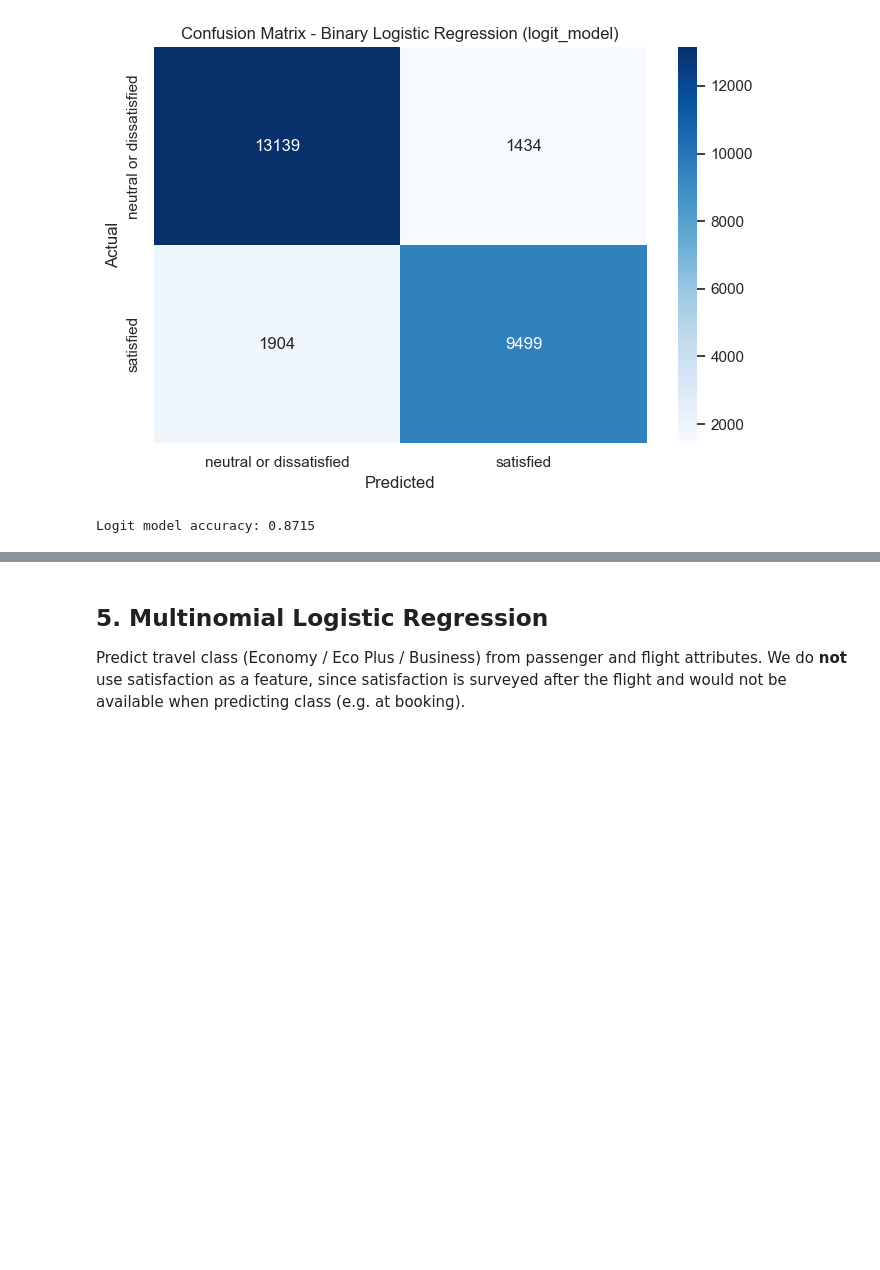
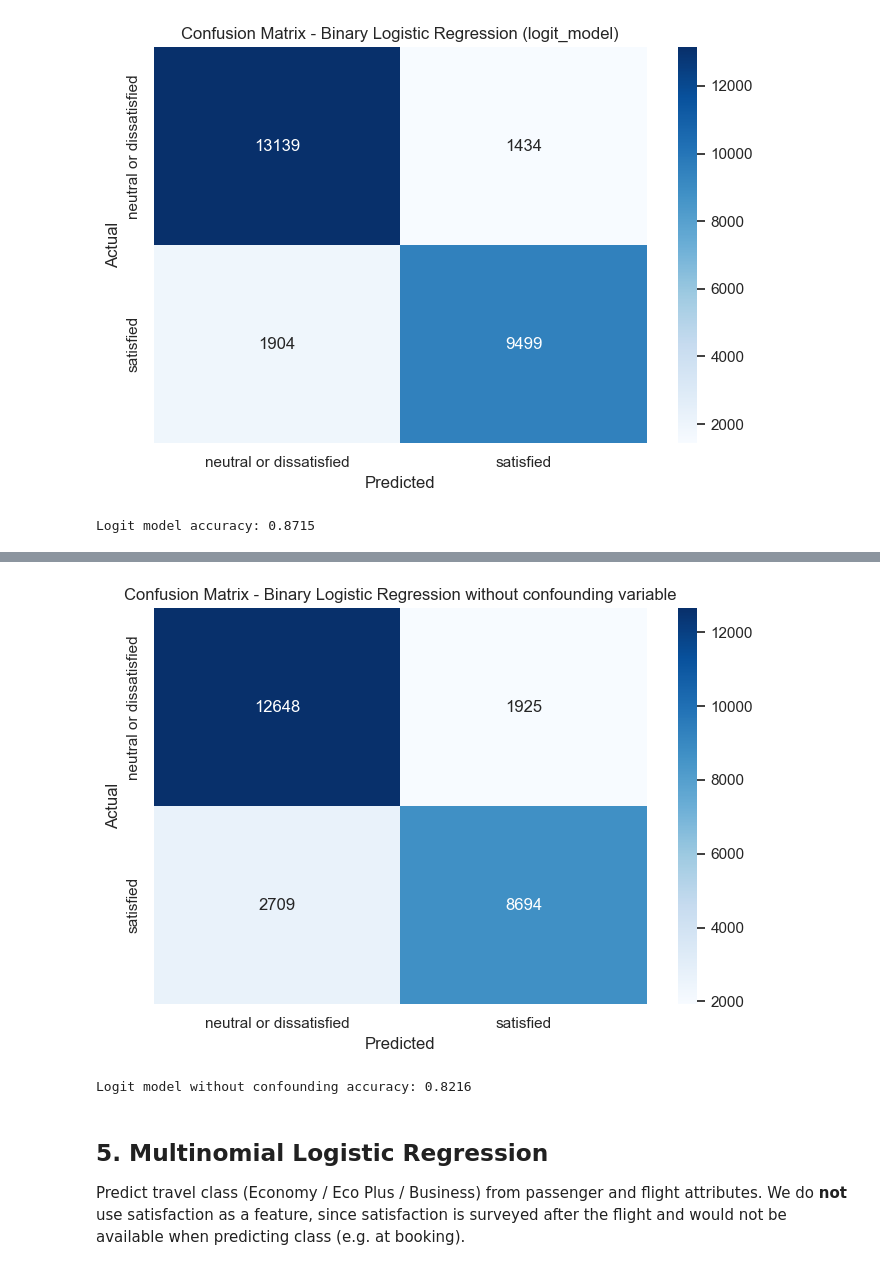
Before and after one commit to 1javid/ml_pr_2, a Jupyter notebook: projecttwin.ipynb, the cells around one changed output, grey strips where cells are left out. Cells and saved outputs as stored; diff of their text form; code cells hidden in the pictures; blank space fills up the shorter version.

```diff
--- a/projecttwin.ipynb
+++ b/projecttwin.ipynb
@@ -195,13 +195,3 @@ Type of Travel_Personal Travel       -1.2586      0.015    -86.614      0.000
 Class_Eco                            -0.3664      0.013    -28.740      0.000      -0.391      -0.341
 Class_Eco Plus                       -0.2205      0.011    -20.554      0.000      -0.241      -0.199
 =====================================================================================================
-# %%
-# Refit without 'Departure Delay' to assess its confounding effect on other coefficients
-X_scaled_no_confounder    = X_scaled.drop('Departure Delay in Minutes', axis=1)
-X_te_scaled_no_confounder = sm.add_constant(X_te_scaled).drop('Departure Delay in Minutes', axis=1)
-
-logit_model_corrected = sm.Logit(y, X_scaled_no_confounder)
-result_corrected = logit_model_corrected.fit()
-
-print("Model Summary after removing the confounding variable (Departure Delay):")
-print(result_corrected.summary())
@@ -256,0 +243,10 @@ Logit model accuracy: 0.8715
+# %%
+# Refit without 'Arrival Delay' to assess its confounding effect on other coefficients
+X_scaled_no_confounder    = X_scaled.drop('Arrival Delay in Minutes', axis=1)
+X_te_scaled_no_confounder = sm.add_constant(X_te_scaled).drop('Arrival Delay in Minutes', axis=1)
+
+logit_model_corrected = sm.Logit(y, X_scaled_no_confounder)
+result_corrected = logit_model_corrected.fit()
+
+print("Model Summary after removing the confounding variable (Arrival Delay):")
+print(result_corrected.summary())
@@ -257,3 +271,34 @@ Logit model accuracy: 0.8715
+# %%
+# Confusion matrix for statsmodels logit_model on test data
+X_te_const = sm.add_constant(X_te_scaled_no_confounder, has_constant='add')
+y_prob_logit = result.predict(X_te_const)
+y_pred_logit = (y_prob_logit >= 0.5).astype(int)
+
+label_map = {0: 'neutral or dissatisfied', 1: 'satisfied'}
+cm = pd.crosstab(
+    y_te.map(label_map),
+    pd.Series(y_pred_logit, index=y_te.index).map(label_map),
+    rownames=['Actual'],
+    colnames=['Predicted']
+)
+
+plt.figure(figsize=(7, 5))
+sns.heatmap(cm, annot=True, fmt='d', cmap='Blues')
+plt.title('Confusion Matrix - Binary Logistic Regression without confounding variable')
+plt.tight_layout()
+plt.show()
+# %% [output]
+[figure, added]
+# %%
+# Accuracy of statsmodels binary logistic regression (logit_model) on test set
+X_te_const = sm.add_constant(X_te_scaled_no_confounder, has_constant='add')
+y_prob_logit = result.predict(X_te_const)
+y_pred_logit = (y_prob_logit >= 0.5).astype(int)
+
+accuracy_logit = (y_pred_logit == y_te).mean()
+print(f"Logit model without confounding accuracy: {accuracy_logit:.4f}")
+# %% [output]
+Logit model without confounding accuracy: 0.8216
 # %% [markdown]
 ## 5. Multinomial Logistic Regression
 
```
Also changed, not shown: parts of 5 cells of this notebook.
